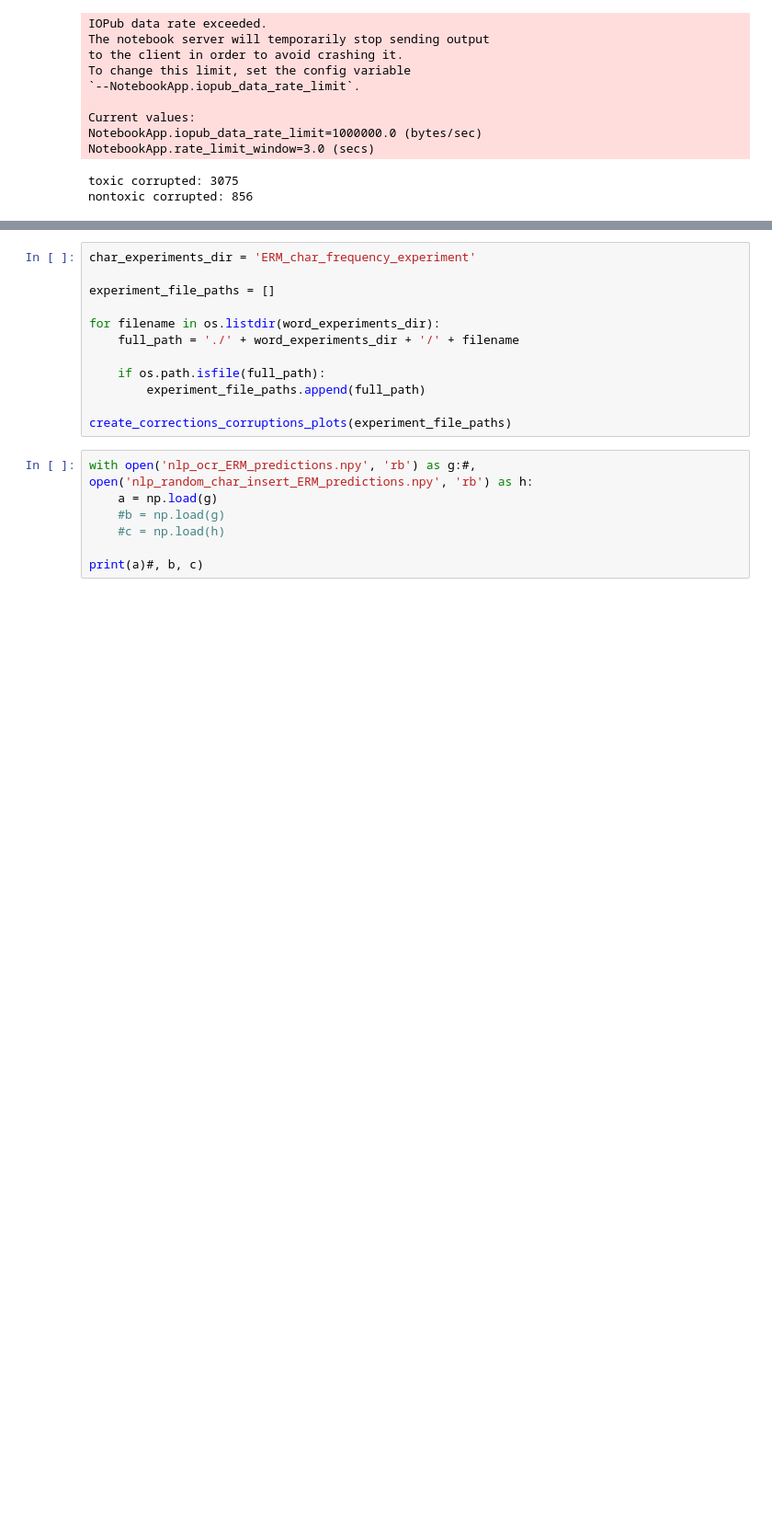
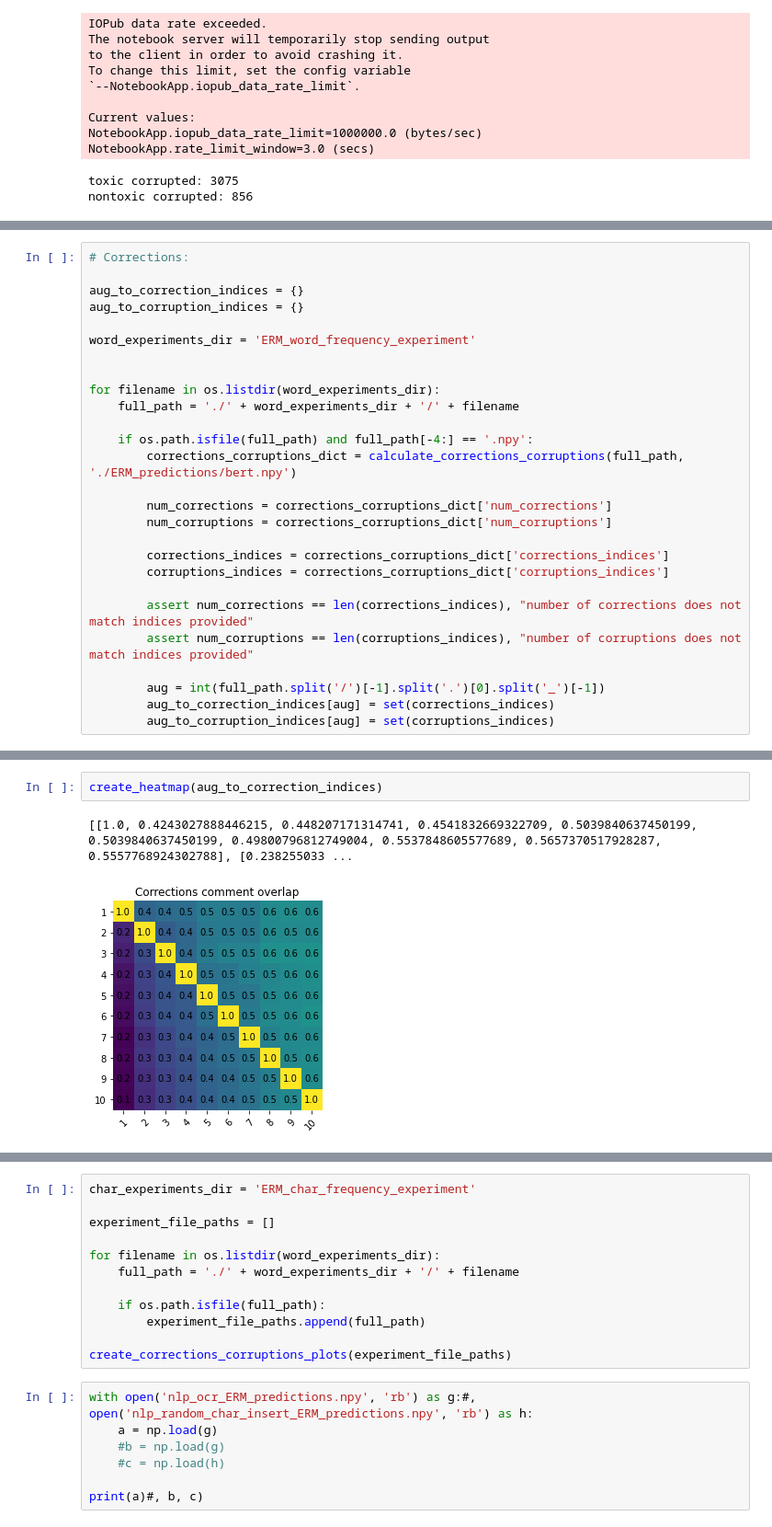
Before and after one commit to divyashan/tta_research, a Jupyter notebook: wilds_amazon_validation.ipynb, the cells around one changed output, grey strips where cells are left out. Shown: that part at 92% size. Drawn from its saved outputs; the diff is of its cells as text; blank space fills up the shorter version.

Commit message:
corrections corruptions heatmap

```diff
--- a/wilds_amazon_validation.ipynb
+++ b/wilds_amazon_validation.ipynb
@@ -1011,0 +1089,27 @@ create_word_cloud([del_10_corruptions_inputs[0][i]
+# %%
+# Corrections:
+
+aug_to_correction_indices = {}
+aug_to_corruption_indices = {}
+
+word_experiments_dir = 'ERM_word_frequency_experiment'
+
+
+for filename in os.listdir(word_experiments_dir):
+    full_path = './' + word_experiments_dir + '/' + filename
+
+    if os.path.isfile(full_path) and full_path[-4:] == '.npy':
+        corrections_corruptions_dict = calculate_corrections_corruptions(full_path, './ERM_predictions/bert.npy')
+
+        num_corrections = corrections_corruptions_dict['num_corrections']
+        num_corruptions = corrections_corruptions_dict['num_corruptions']
+
+        corrections_indices = corrections_corruptions_dict['corrections_indices']
+        corruptions_indices = corrections_corruptions_dict['corruptions_indices']
+
+        assert num_corrections == len(corrections_indices), "number of corrections does not match indices provided"
+        assert num_corruptions == len(corruptions_indices), "number of corruptions does not match indices provided"
+
+        aug = int(full_path.split('/')[-1].split('.')[0].split('_')[-1])
+        aug_to_correction_indices[aug] = set(corrections_indices)
+        aug_to_corruption_indices[aug] = set(corruptions_indices)
@@ -1011,0 +1185,5 @@ create_word_cloud([del_10_corruptions_inputs[0][i]
+# %%
+create_heatmap(aug_to_correction_indices)
+# %% [output]
+[[1.0, 0.4243027888446215, 0.448207171314741, 0.4541832669322709, 0.5039840637450199, 0.5039840637450199, 0.49800796812749004, 0.5537848605577689, 0.5657370517928287, 0.5557768924302788], [0.238255033 ...
+[figure, added]
```
Also changed, not shown: parts of 35 cells of this notebook.
